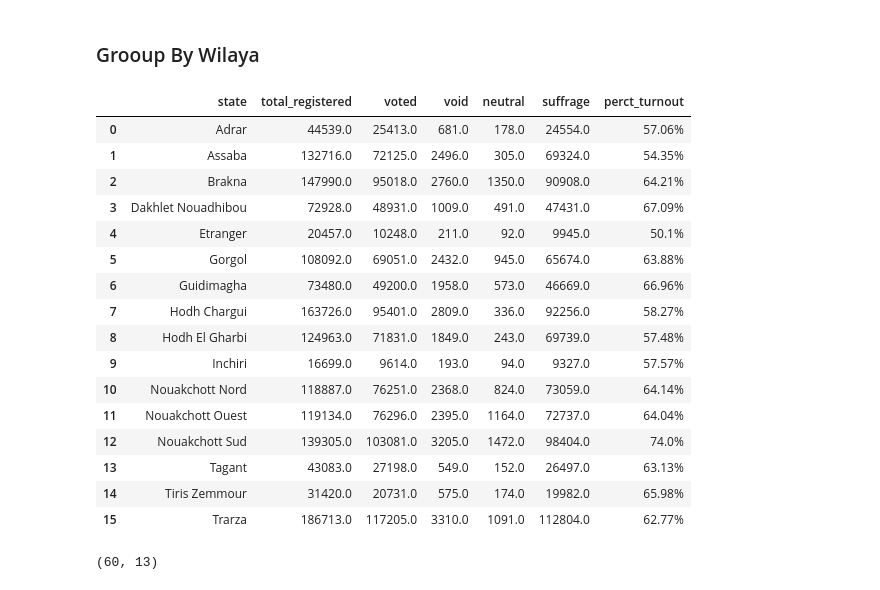
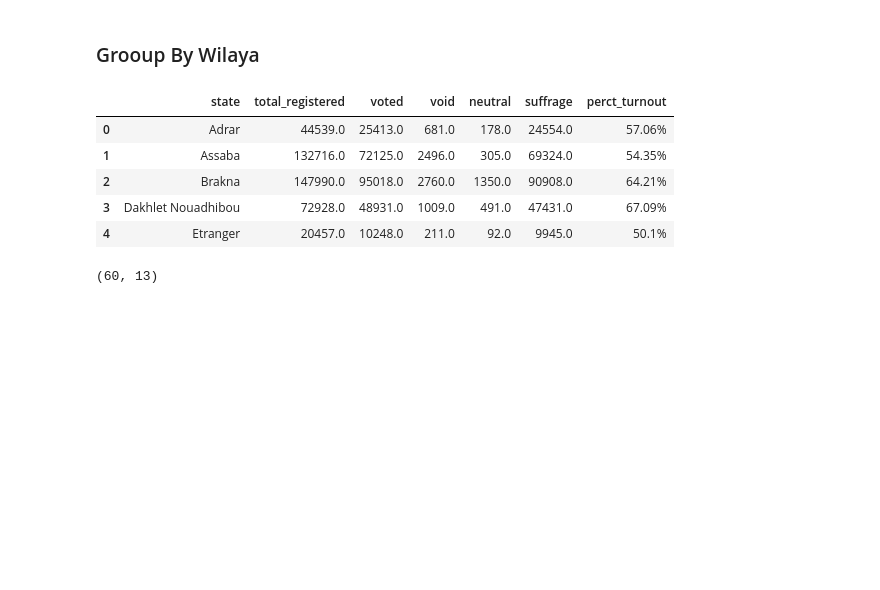
Before and after one commit to Mauritycs/2019_Election_Results, a Jupyter notebook: Notebooks/mainCleanUp.ipynb, the cells around one changed output. Cells and saved outputs as stored; diff of their text form; code cells hidden in the pictures; blank space fills up the shorter version.

```diff
--- a/Notebooks/mainCleanUp.ipynb
+++ b/Notebooks/mainCleanUp.ipynb
@@ -294,22 +294,11 @@ states_summary_df = states_summary_df.round({'perct_turnout': 2})
 # add percentage sign
 states_summary_df['perct_turnout'] = states_summary_df['perct_turnout'].astype(str) + '%'
 # %%
-states_summary_df
+states_summary_df.head()
 # %% [output]
 |  | state | total_registered | voted | void | neutral | suffrage | perct_turnout |
 | 0 | Adrar | 44539.0 | 25413.0 | 681.0 | 178.0 | 24554.0 | 57.06% |
 | 1 | Assaba | 132716.0 | 72125.0 | 2496.0 | 305.0 | 69324.0 | 54.35% |
 | 2 | Brakna | 147990.0 | 95018.0 | 2760.0 | 1350.0 | 90908.0 | 64.21% |
 | 3 | Dakhlet Nouadhibou | 72928.0 | 48931.0 | 1009.0 | 491.0 | 47431.0 | 67.09% |
 | 4 | Etranger | 20457.0 | 10248.0 | 211.0 | 92.0 | 9945.0 | 50.1% |
-| 5 | Gorgol | 108092.0 | 69051.0 | 2432.0 | 945.0 | 65674.0 | 63.88% |
-| 6 | Guidimagha | 73480.0 | 49200.0 | 1958.0 | 573.0 | 46669.0 | 66.96% |
-| 7 | Hodh Chargui | 163726.0 | 95401.0 | 2809.0 | 336.0 | 92256.0 | 58.27% |
-| 8 | Hodh El Gharbi | 124963.0 | 71831.0 | 1849.0 | 243.0 | 69739.0 | 57.48% |
-| 9 | Inchiri | 16699.0 | 9614.0 | 193.0 | 94.0 | 9327.0 | 57.57% |
-| 10 | Nouakchott Nord | 118887.0 | 76251.0 | 2368.0 | 824.0 | 73059.0 | 64.14% |
-| 11 | Nouakchott Ouest | 119134.0 | 76296.0 | 2395.0 | 1164.0 | 72737.0 | 64.04% |
-| 12 | Nouakchott Sud | 139305.0 | 103081.0 | 3205.0 | 1472.0 | 98404.0 | 74.0% |
-| 13 | Tagant | 43083.0 | 27198.0 | 549.0 | 152.0 | 26497.0 | 63.13% |
-| 14 | Tiris Zemmour | 31420.0 | 20731.0 | 575.0 | 174.0 | 19982.0 | 65.98% |
-| 15 | Trarza | 186713.0 | 117205.0 | 3310.0 | 1091.0 | 112804.0 | 62.77% |
```
Also changed, not shown: parts of 2 cells of this notebook, 5 other files.
